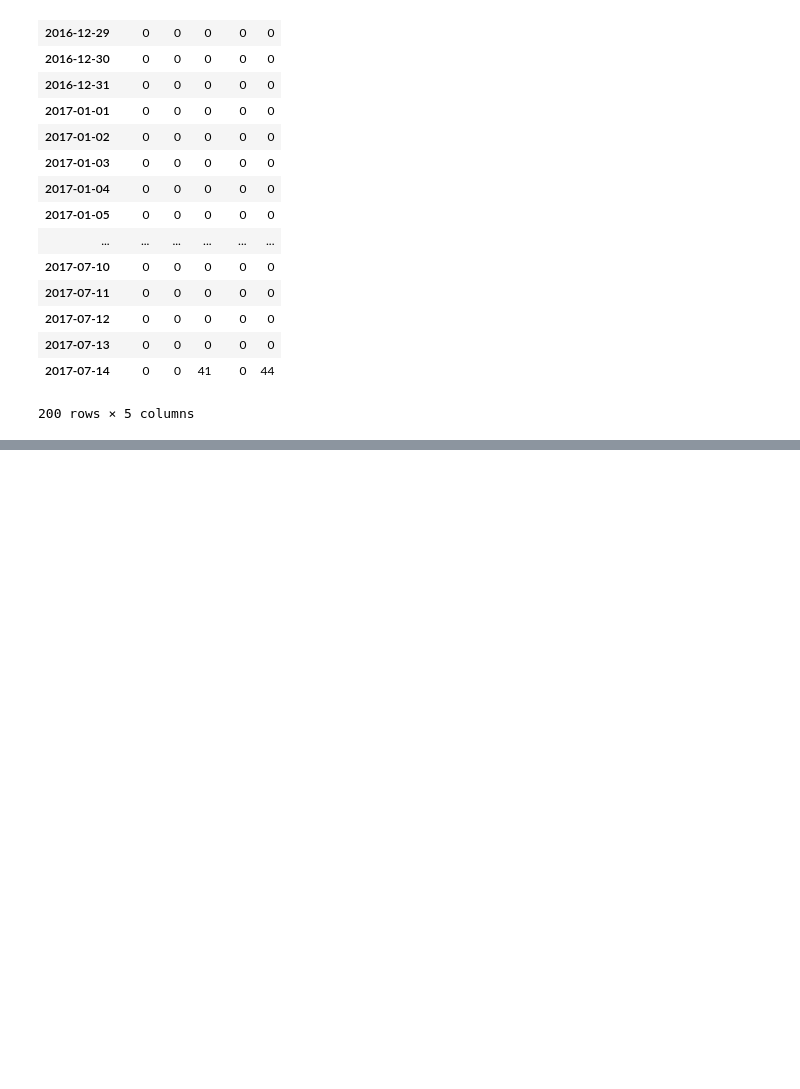
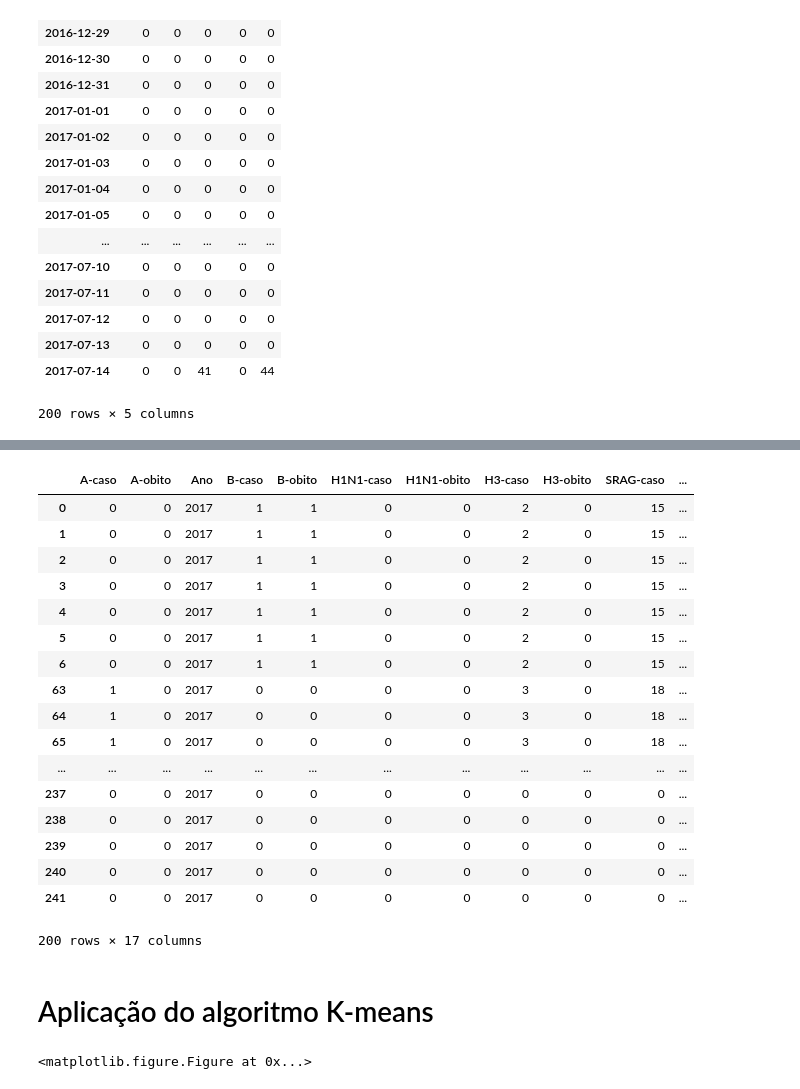
Before and after one commit to silvanaribeiro/arquidisam_tccII, a Jupyter notebook: TCC II.ipynb, the cells around one changed output, grey strips where cells are left out. Saved outputs shown, nothing was run; the diff lists cells and outputs as text; code cells hidden in the pictures; blank space fills up the shorter version.

Commit message:
formating data

```diff
--- a/TCC II.ipynb
+++ b/TCC II.ipynb
@@ -25,7 +23,7 @@ http://www.feam.br/images/Boletim_Maio.xlsx
 http://www.feam.br/images/Boletim_Maio.xlsx
 # %%
 from datetime import datetime
-months = ['', 'Janeiro', 'Fevereiro', 'Março', 'Abril', 'Maio', 'Junho', 'Julho', 'Agosto', 'Setembro', 'Outubro', 'Novembro', 'Dezembro']
+months = ['Janeiro', 'Fevereiro', 'Março', 'Abril', 'Maio', 'Junho', 'Julho', 'Agosto', 'Setembro', 'Outubro', 'Novembro', 'Dezembro']
 date = datetime.now()
 # %%
 months[date.month]
@@ -443,11 +438,8 @@ df_polutants.head(200)
 | 2017-07-14 | 0 | 0 | 41 | 0 | 44 |
 200 rows × 5 columns
 # %%
-index2 = [(df_diseases['Semana']),(df_diseases['Ano'])]
-columns = ['NO2', 'CO', 'O3', 'PTS', 'PI']
-df_polutants_by_week_max = pd.DataFrame(index=index2, columns=columns)
-df_polutants_by_week_max = df_polutants_by_week_max.fillna(0) # with 0s rather than NaNs
-df_polutants_by_week_mean = pd.DataFrame(index=index2, columns=columns)
-df_polutants_by_week_mean = df_polutants_by_week_mean.fillna(0) # with 0s rather than NaNs
-df_polutants_by_week_sum = pd.DataFrame(index=index2, columns=columns)
-df_polutants_by_week_sum = df_polutants_by_week_sum.fillna(0) # with 0s rather than NaNs
+columns = ['Semana', 'Ano','NO2', 'CO', 'O3', 'PTS', 'PI']
+df_polutants_by_week = pd.DataFrame(columns=columns)
+df_polutants_by_week_max = pd.DataFrame(columns=columns)
+df_polutants_by_week_mean = pd.DataFrame(columns=columns)
+df_polutants_by_week_sum = pd.DataFrame(columns=columns)
@@ -475,0 +450,6 @@ df_polutants_by_week_mean
+# %%
+curr_week = 0
+
+for index, row in df_polutants.iterrows():
+    df = pd.DataFrame([[str(index.isocalendar()[1]), str(index.year), int(row['NO2']), int(row['CO']), int(row['O3']), int(row['PTS']), int(row['PI'])]], columns=columns)
+    df_polutants_by_week = df_polutants_by_week.append(df, ignore_index=True)
@@ -475,0 +477,25 @@ df_polutants_by_week_mean
+# %%
+complete_df = df_diseases.merge(df_polutants_by_week, on=['Ano', 'Semana']).sort_values(by=['Ano', 'Semana'])
+# %%
+complete_df.head(200)
+# %% [output]
+|  | A-caso | A-obito | Ano | B-caso | B-obito | H1N1-caso | H1N1-obito | H3-caso | H3-obito | SRAG-caso | ... |
+| 0 | 0 | 0 | 2017 | 1 | 1 | 0 | 0 | 2 | 0 | 15 | ... |
+| 1 | 0 | 0 | 2017 | 1 | 1 | 0 | 0 | 2 | 0 | 15 | ... |
+| 2 | 0 | 0 | 2017 | 1 | 1 | 0 | 0 | 2 | 0 | 15 | ... |
+| 3 | 0 | 0 | 2017 | 1 | 1 | 0 | 0 | 2 | 0 | 15 | ... |
+| 4 | 0 | 0 | 2017 | 1 | 1 | 0 | 0 | 2 | 0 | 15 | ... |
+| 5 | 0 | 0 | 2017 | 1 | 1 | 0 | 0 | 2 | 0 | 15 | ... |
+| 6 | 0 | 0 | 2017 | 1 | 1 | 0 | 0 | 2 | 0 | 15 | ... |
+| 63 | 1 | 0 | 2017 | 0 | 0 | 0 | 0 | 3 | 0 | 18 | ... |
+| 64 | 1 | 0 | 2017 | 0 | 0 | 0 | 0 | 3 | 0 | 18 | ... |
+| 65 | 1 | 0 | 2017 | 0 | 0 | 0 | 0 | 3 | 0 | 18 | ... |
+| ... | ... | ... | ... | ... | ... | ... | ... | ... | ... | ... | ... |
+| 237 | 0 | 0 | 2017 | 0 | 0 | 0 | 0 | 0 | 0 | 0 | ... |
+| 238 | 0 | 0 | 2017 | 0 | 0 | 0 | 0 | 0 | 0 | 0 | ... |
+| 239 | 0 | 0 | 2017 | 0 | 0 | 0 | 0 | 0 | 0 | 0 | ... |
+| 240 | 0 | 0 | 2017 | 0 | 0 | 0 | 0 | 0 | 0 | 0 | ... |
+| 241 | 0 | 0 | 2017 | 0 | 0 | 0 | 0 | 0 | 0 | 0 | ... |
+200 rows × 17 columns
+# %% [markdown]
+# Aplicação do algoritmo K-means
@@ -475,0 +507,4 @@ df_polutants_by_week_mean
+# %%
+plt.figure(figsize=(12, 12))
+# %% [output]
+<matplotlib.figure.Figure at 0x...>
```
Also changed, not shown: parts of 13 cells of this notebook, 2 other files.
